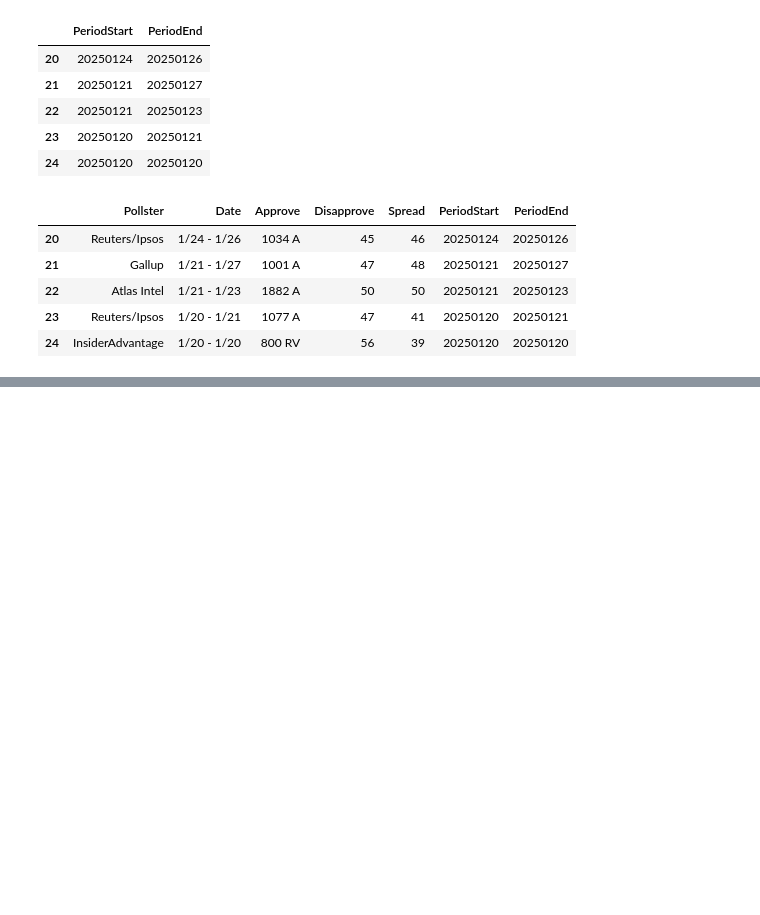
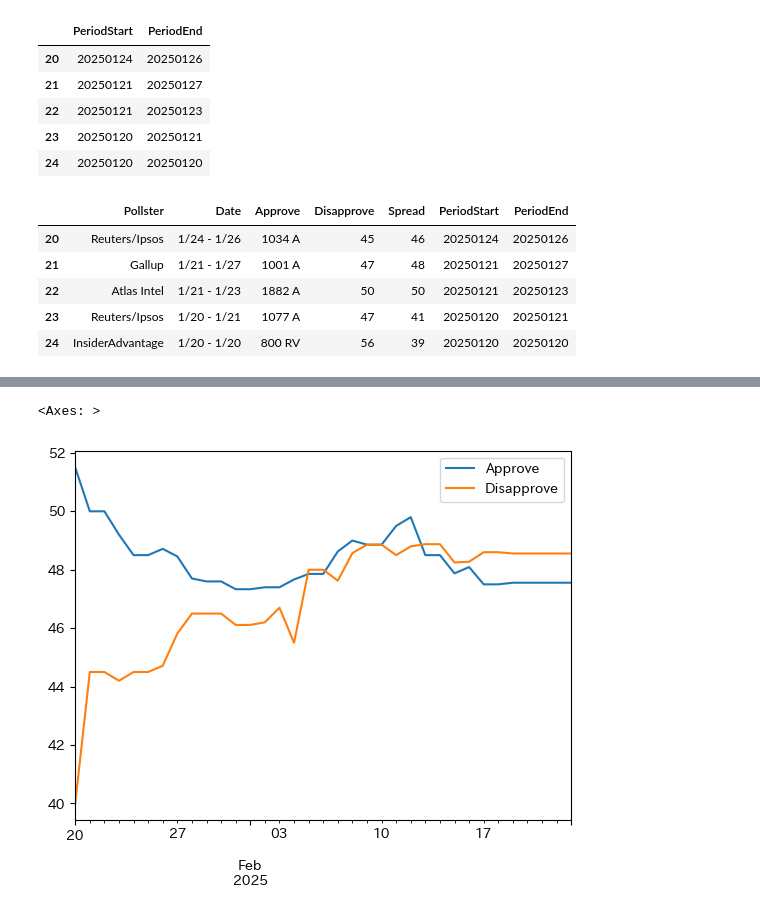
Before and after one commit to redzone67/g, a Jupyter notebook: RCP_job_approval.ipynb, the cells around one changed output, grey strips where cells are left out. Cells and saved outputs as stored; diff of their text form; code cells hidden in the pictures; blank space fills up the shorter version.

```diff
--- a/RCP_job_approval.ipynb
+++ b/RCP_job_approval.ipynb
@@ -156,3 +156,36 @@ pd.concat([df,temp],axis=1).tail()
 | 24 | InsiderAdvantage | 1/20 - 1/20 | 800 RV | 56 | 39 | 20250120 | 20250120 |
 # %%
 pd.concat([df,temp],axis=1).to_excel('RCP_Job_approval.xlsx')
+# %%
+import pandas as pd
+from datetime import datetime
+import japanize_matplotlib
+
+def make_graph(df,weeks=1):
+    dayday = str(datetime.today().year)
+    dayday += str(datetime.today().month).zfill(2)
+    dayday += str(datetime.today().day).zfill(2)
+
+    idx = [str(s).replace('-','') for s in pd.period_range(start='20250120',end=dayday,freq='d').to_list()][::-1]
+
+    averages = {}
+    for id1 in idx:
+
+        # s を日付型に変換し、1週間前の日付 id2 を生成
+        current_date = pd.to_datetime(id1, format="%Y%m%d")
+        id2 = (current_date - pd.Timedelta(weeks=weeks)).strftime("%Y%m%d")
+
+        # df の各行が、PeriodStart <= id2 かつ PeriodEnd >= id を満たすものを抽出
+        subset = df[((int(id2) <= df["PeriodEnd"]) & (df["PeriodEnd"] <= int(id1)))|((int(id2) <= df["PeriodStart"]) & (df["PeriodStart"] <= int(id1)))]
+
+        averages[id1] = {"Approve":subset["Approve"].mean(),"Disapprove":subset["Disapprove"].mean()}
+
+    dfx = pd.DataFrame(averages).T
+    dfx.index = pd.to_datetime(dfx.index, format='%Y%m%d')
+    dfx = dfx.interpolate()
+
+    return dfx
+# %%
+df = pd.read_excel('RCP_job_approval.xlsx').iloc[:,-4:]
+df.columns = ['Approve','Disapprove','PeriodStart','PeriodEnd']
+df.head()
@@ -158,0 +199,6 @@ pd.concat([df,temp],axis=1).to_excel('RCP_Job_approval.xlsx')
+# %%
+
+make_graph(df).plot()
+# %% [output]
+<Axes: >
+[figure, added]
```
Also changed, not shown: parts of 1 cell of this notebook, 1 other file.
